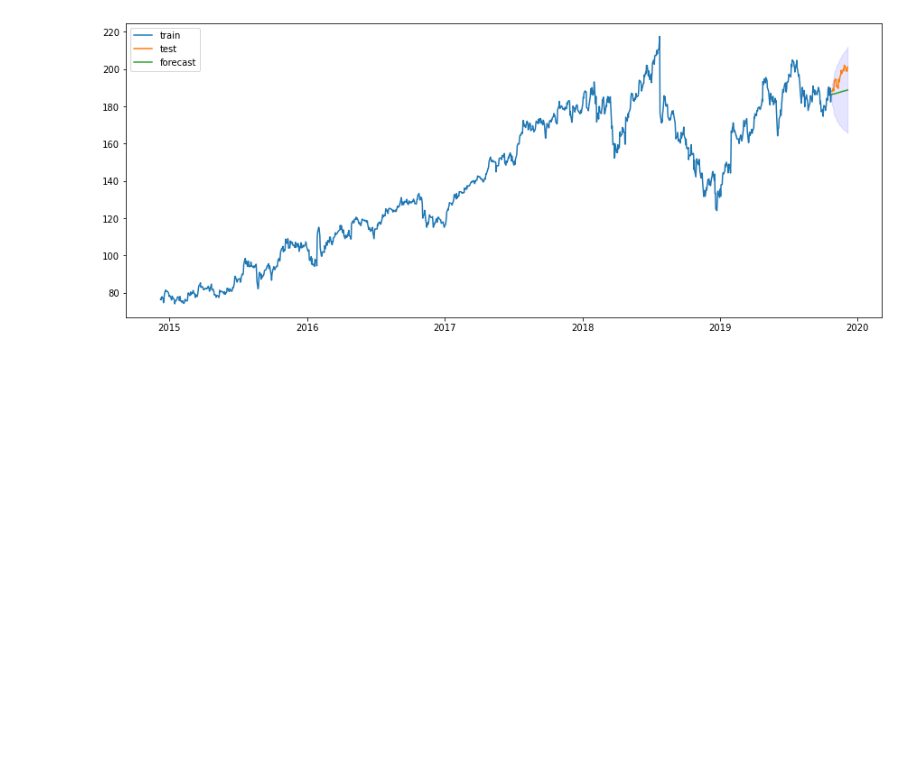
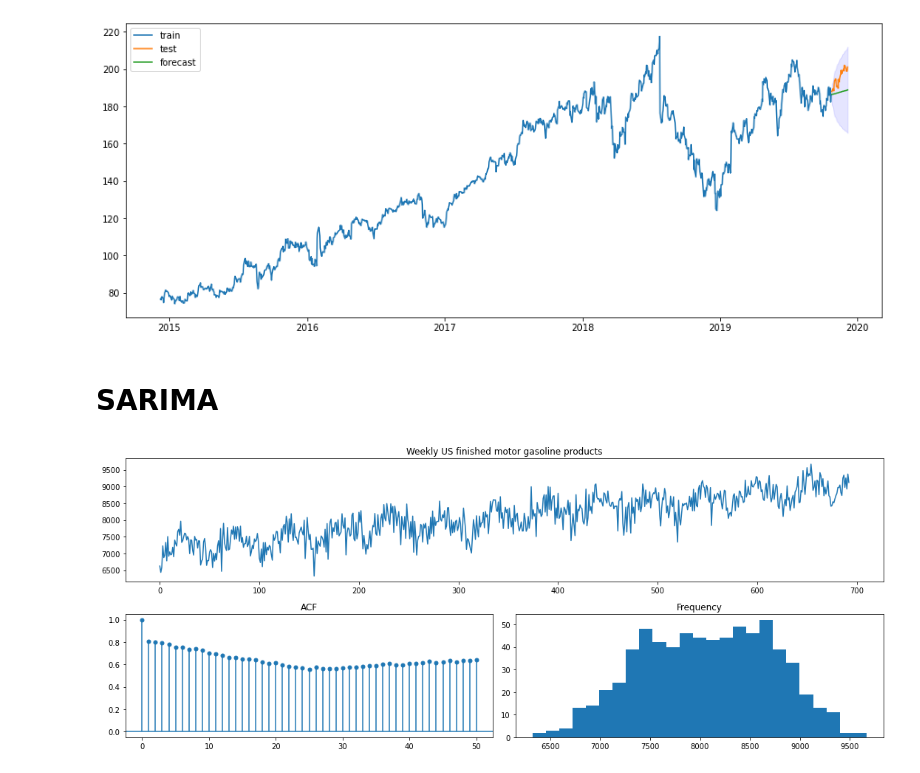
Before and after one commit to rjafarau/hands-on-time-series-analysis-python, a Jupyter notebook: source/CH04_Regression_Extension_Techniques_For_Time_Series_Data.ipynb, the cells around one changed output. Cells and saved outputs as stored; diff of their text form; code cells hidden in the pictures; blank space fills up the shorter version.

Commit message:
Start SARIMA section

```diff
--- a/source/CH04_Regression_Extension_Techniques_For_Time_Series_Data.ipynb
+++ b/source/CH04_Regression_Extension_Techniques_For_Time_Series_Data.ipynb
@@ -239,3 +239,19 @@ plt.legend()
 plt.show()
 # %% [output]
 [figure]
+# %% [markdown]
+# SARIMA
+# %%
+train, test = pm.model_selection.train_test_split(
+    pm.datasets.load_gasoline(as_series=True),
+    test_size=52
+)
+# %%
+%%capture --no-display
+pm.tsdisplay(
+    y=train,
+    figsize=(15, 6),
+    title="Weekly US finished motor gasoline products"
+)
+# %% [output]
+[figure, added]
```
Also changed, not shown: parts of 22 cells of this notebook.
